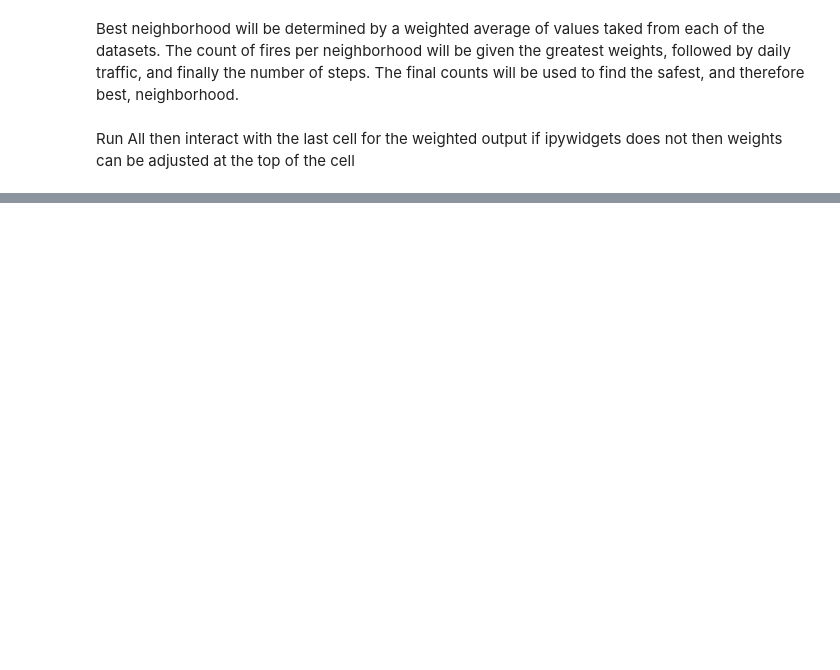
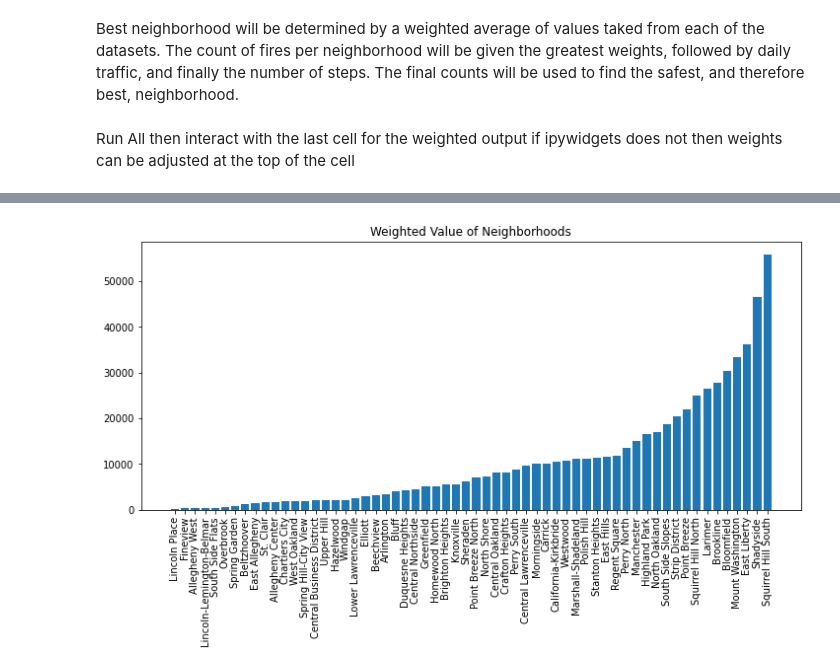
Before and after one commit to Liam-Munley/Big-Ideas-Final-Project, a Jupyter notebook: Final-Report.ipynb, the cells around one changed output, grey strips where cells are left out. Drawn from its saved outputs; the diff is of its cells as text; code cells hidden in the pictures; blank space fills up the shorter version.

```diff
--- a/Final-Report.ipynb
+++ b/Final-Report.ipynb
@@ -133,0 +192,82 @@ df['score']
+# %%
+import pandas as pd
+import numpy as np
+import geopandas
+%matplotlib inline
+import matplotlib.pyplot as plt
+
+# neighborhood column focus
+steps = pd.read_csv("steps.csv", index_col="neighborhood", parse_dates=True)
+
+# initialize dictionary
+neighborhoods = dict()
+
+# add up number of steps/stairways per neighborhood
+for name in steps.index:
+    if name not in neighborhoods:
+        neighborhoods[name] = 1
+    else:
+        neighborhoods[name] += 1
+
+# sorts the neighborhood based on item[1], the value/#steps in dict.
+sorted_neighborhoods = dict(sorted(neighborhoods.items(), key=lambda item: item[1]))
+
+fires=pd.read_csv(r"fires/fireincidents.csv")
+fires=fires[pd.isna(fires['neighborhood'])==False]
+fires['neighborhood'].replace("Mount Oliver Borough","Mt. Oliver",inplace=True)
+
+neighborhoods=gpd.read_file(r"neighborhoods/Neighborhoods_.shp")
+weighted_fires=pd.DataFrame({'hood':fires['neighborhood'].unique()})
+weighted_fires['weighted_fires'] = weighted_fires['hood'].apply(
+    lambda nb:sum( fires[fires['neighborhood']==nb]["alarms"]+1)
+)
+
+fireDict = weighted_fires.set_index('hood').T.to_dict('list')
+
+trafRaw = pd.read_csv("PittTraffic.csv")
+trafRaw.head()
+traf = trafRaw[trafRaw['average_daily_car_traffic'].notna()]
+
+neighborhoods = dict()
+i = 0
+for name in traf.iloc[:, 18]:
+    if name not in neighborhoods:
+        if traf.iat[i, 6]!= 0:
+            neighborhoods[name] = traf.iat[i, 6]
+            #print("here\n")
+        else:
+            neighborhoods[name] = 0
+            #print("or here\n")
+    else:
+        if traf.iat[i, 6]!= 0:
+            neighborhoods[name] += traf.iat[i, 6]
+            #print("or maybe\n")
+        else:
+            neighborhoods[name] += 0
+            #print("pls here\n")
+    i += 1
+
+weighted = dict()
+for x in neighborhoods:
+    if x in sorted_neighborhoods:
+        if x in fireDict:
+            fireNum = 0.9*(fireDict.get(x)[0])
+            stepNum = 0.5*(sorted_neighborhoods.get(x))
+            trafNum = 0.7*(neighborhoods.get(x))
+            weighted[x] = (stepNum + trafNum + fireNum)
+
+sorted_weight = dict(sorted(weighted.items(), key=lambda item: item[1]))
+
+count = 0
+for name in sorted_weight:
+    if count<10:
+        print(name)
+    count += 1
+
+fig, ax = plt.subplots(figsize=(12, 5))
+ax.bar(sorted_weight.keys(), sorted_weight.values())
+ax.set_title("Weighted Value of Neighborhoods")
+plt.xticks(rotation=90)
+
+plt.show()
+# %% [output]
@@ -133,0 +284 @@ df['score']
+[figure, added]
```
Also changed, not shown: parts of 11 cells of this notebook.
